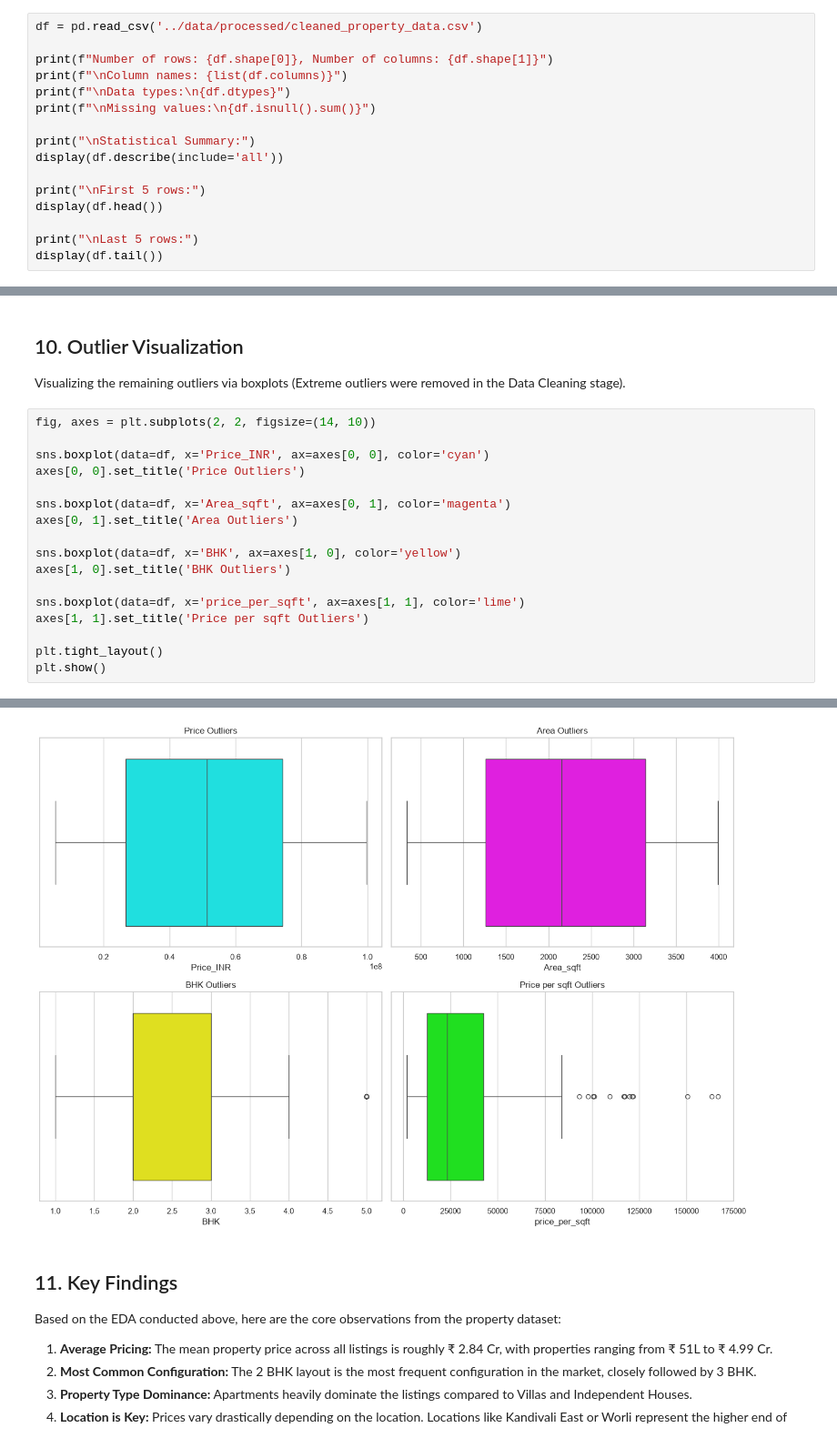
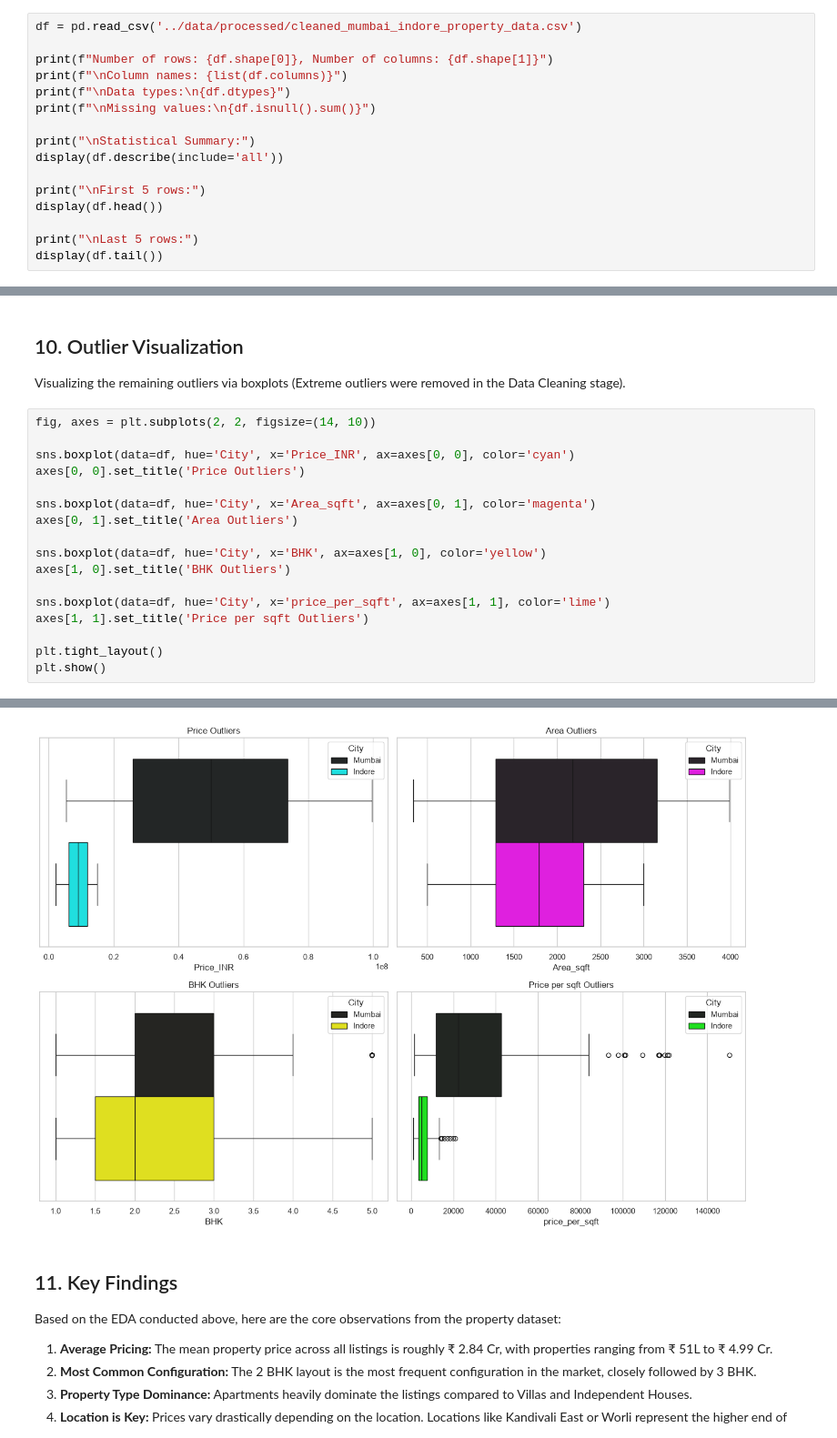
Before and after one commit to 1tsadityaraj/Real-Estate-Price-Prediction, a Jupyter notebook: notebooks/EDA.ipynb, the cells around one changed output, grey strips where cells are left out. Shown at 91% size. Cells and saved outputs as stored; diff of their text form.

```diff
--- a/notebooks/EDA.ipynb
+++ b/notebooks/EDA.ipynb
@@ -15,7 +13,7 @@ Matplotlib is building the font cache; this may take a moment.
 # %% [markdown]
 ## 1. Load and Inspect the Dataset
 # %%
-df = pd.read_csv('../data/processed/cleaned_property_data.csv')
+df = pd.read_csv('../data/processed/cleaned_mumbai_indore_property_data.csv')
 
 print(f"Number of rows: {df.shape[0]}, Number of columns: {df.shape[1]}")
 print(f"\nColumn names: {list(df.columns)}")
@@ -243,16 +226,16 @@ Visualizing the remaining outliers via boxplots (Extreme outliers were removed i
 # %%
 fig, axes = plt.subplots(2, 2, figsize=(14, 10))
 
-sns.boxplot(data=df, x='Price_INR', ax=axes[0, 0], color='cyan')
+sns.boxplot(data=df, hue='City', x='Price_INR', ax=axes[0, 0], color='cyan')
 axes[0, 0].set_title('Price Outliers')
 
-sns.boxplot(data=df, x='Area_sqft', ax=axes[0, 1], color='magenta')
+sns.boxplot(data=df, hue='City', x='Area_sqft', ax=axes[0, 1], color='magenta')
 axes[0, 1].set_title('Area Outliers')
 
-sns.boxplot(data=df, x='BHK', ax=axes[1, 0], color='yellow')
+sns.boxplot(data=df, hue='City', x='BHK', ax=axes[1, 0], color='yellow')
 axes[1, 0].set_title('BHK Outliers')
 
-sns.boxplot(data=df, x='price_per_sqft', ax=axes[1, 1], color='lime')
+sns.boxplot(data=df, hue='City', x='price_per_sqft', ax=axes[1, 1], color='lime')
 axes[1, 1].set_title('Price per sqft Outliers')
 
 plt.tight_layout()
@@ -261,4 +259,4 @@ plt.show()
-[figure, old version]
+[figure, new version]
 # %% [markdown]
 ## 11. Key Findings
 Based on the EDA conducted above, here are the core observations from the property dataset:
```
Also changed, not shown: parts of 11 cells of this notebook, 28 other files.
